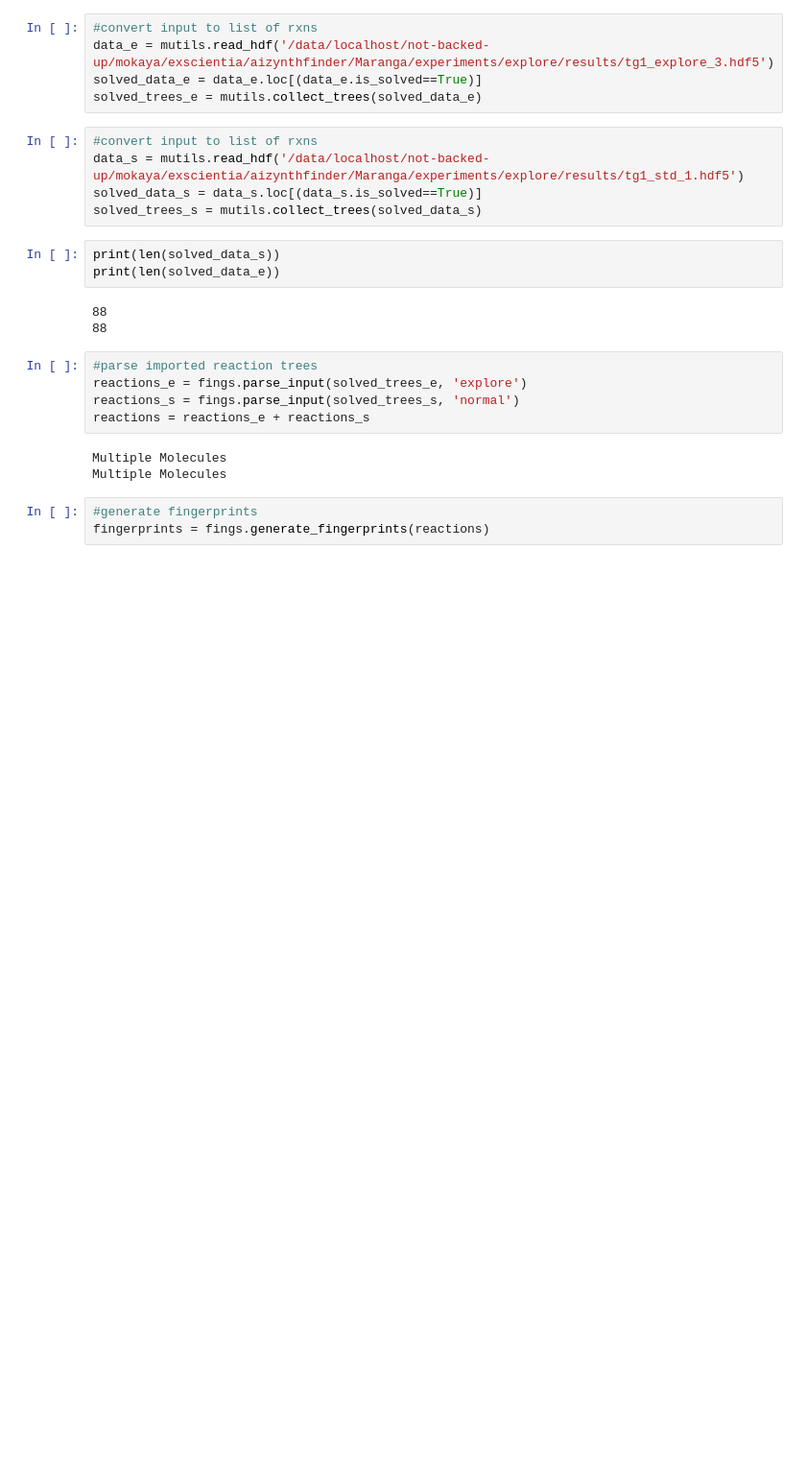
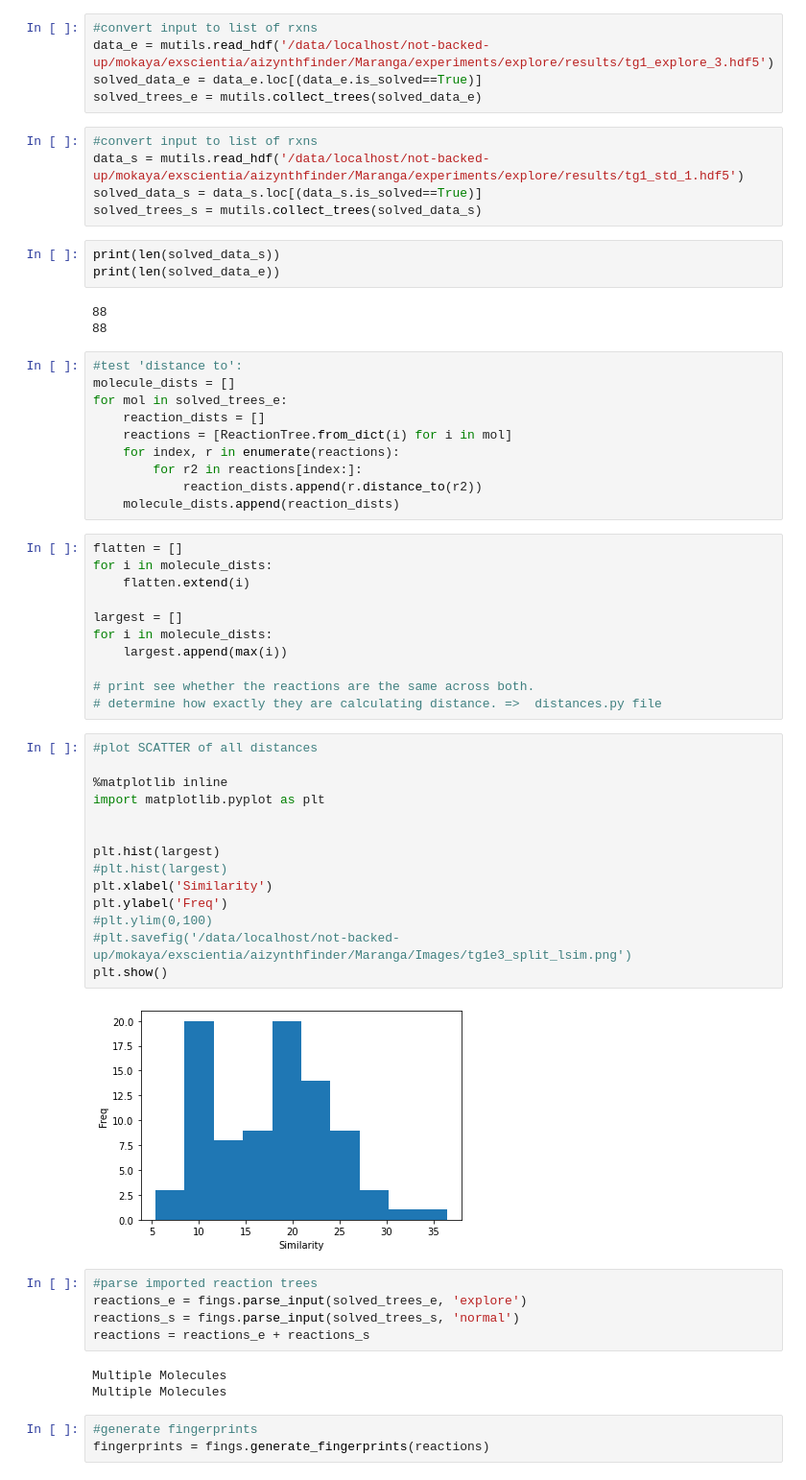
Before and after one commit to m-mokaya/aizynthfinder, a Jupyter notebook: Maranga/Notebooks/fingerprints.ipynb, the cells around one changed output. Shown: that part at 96% size. Saved outputs shown, nothing was run; the diff lists cells and outputs as text; blank space fills up the shorter version.

```diff
--- a/Maranga/Notebooks/fingerprints.ipynb
+++ b/Maranga/Notebooks/fingerprints.ipynb
@@ -36,6 +36,43 @@ print(len(solved_data_e))
 # %% [output]
 88
 88
+# %%
+#test 'distance to':
+molecule_dists = []
+for mol in solved_trees_e:
+    reaction_dists = []
+    reactions = [ReactionTree.from_dict(i) for i in mol]
+    for index, r in enumerate(reactions):
+        for r2 in reactions[index:]:
+            reaction_dists.append(r.distance_to(r2))
+    molecule_dists.append(reaction_dists)
+# %%
+flatten = []
+for i in molecule_dists:
+    flatten.extend(i)
+
+largest = []
+for i in molecule_dists:
+    largest.append(max(i))
+
+# print see whether the reactions are the same across both.
+# determine how exactly they are calculating distance. =>  distances.py file
+# %%
+#plot SCATTER of all distances
+
+%matplotlib inline
+import matplotlib.pyplot as plt
+
+
+plt.hist(largest)
+#plt.hist(largest)
+plt.xlabel('Similarity')
+plt.ylabel('Freq')
+#plt.ylim(0,100)
+#plt.savefig('/data/localhost/not-backed-up/mokaya/exscientia/aizynthfinder/Maranga/Images/tg1e3_split_lsim.png')
+plt.show()
+# %% [output]
+[figure, added]
 # %%
 #parse imported reaction trees
 reactions_e = fings.parse_input(solved_trees_e, 'explore')
```
Also changed, not shown: 1 other file.
